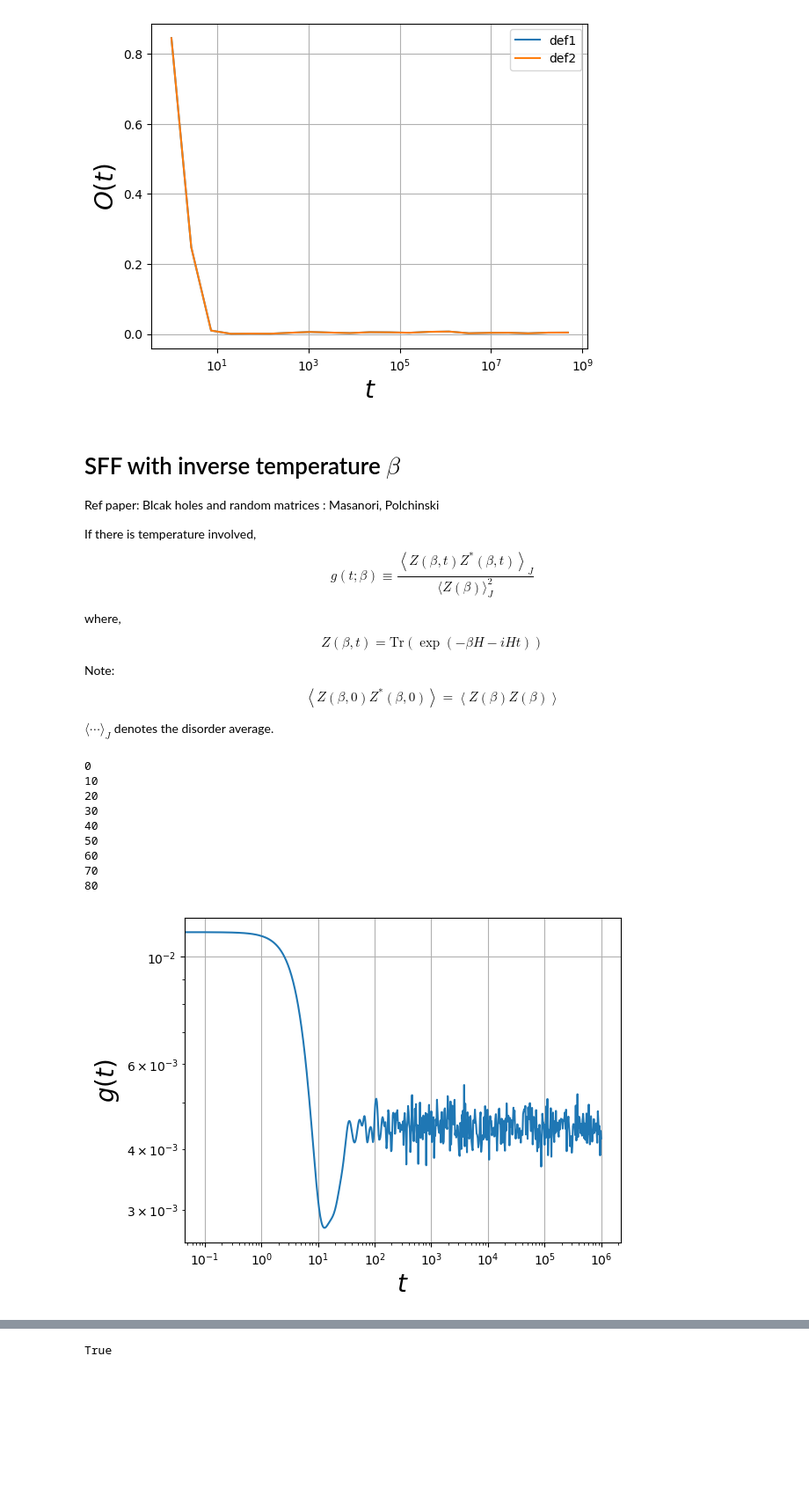
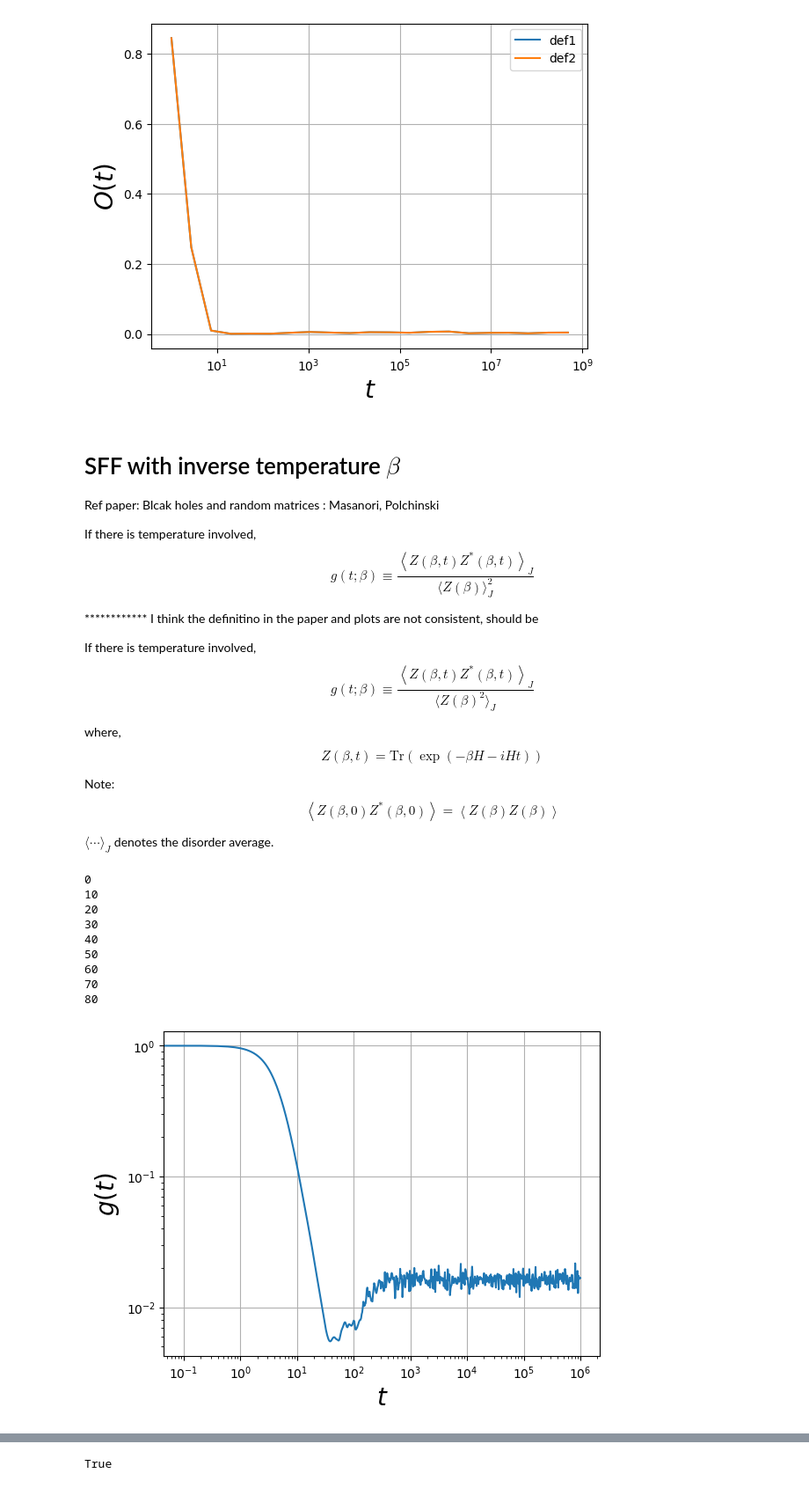
Before and after one commit to masaduzz1/SYK_model, a Jupyter notebook: ED_spectral_form_factor.ipynb, the cells around one changed output, grey strips where cells are left out. Shown: that part at 88% size. Cells and saved outputs as stored; diff of their text form; code cells hidden in the pictures; blank space fills up the shorter version.

```diff
--- a/ED_spectral_form_factor.ipynb
+++ b/ED_spectral_form_factor.ipynb
@@ -114,6 +114,11 @@ Ref paper: Blcak holes and random matrices : Masanori, Polchinski
 If there is temperature involved,
 $$g(t ; \beta) \equiv \frac{\left\langle Z(\beta, t) Z^*(\beta, t)\right\rangle_J}{\langle Z(\beta)\rangle_J^2}$$
 
+************ I think the definitino in the paper and plots are not consistent, should be
+
+If there is temperature involved,
+$$g(t ; \beta) \equiv \frac{\left\langle Z(\beta, t) Z^*(\beta, t)\right\rangle_J}{\langle Z(\beta)^2\rangle_J}$$
+
 where,
 $$Z(\beta,t)=\mathrm{Tr}(\exp(-\beta H -i H t))$$
 
@@ -123,7 +128,7 @@ $\langle \cdots \rangle_J$ denotes the disorder average.
 # %%
 %%time
 
-N=6
+N=16
 delt=0.01
 nstep=600
 mybeta=5.0
@@ -142,35 +147,36 @@ for i in range(totalid):
     if i%10==0:
         print(i)
     myH=single_SYK_Hamiltonian(majorana_list, N, J_squared)
-    norm_factor[i]=np.real(np.trace(expm(-mybeta*myH) ) ) # this is Z(beta)
+    #norm_factor[i]=np.real(np.trace(expm(-mybeta*myH) )**2 ) # this is Z(beta)
+
     for ind in range(len(mytimes1)):
         SFF[ind]=SFF[ind]+np.real(compute_sff_instance_beta(myH,mytimes1[ind],mybeta) )
 
-SFF=SFF/(np.sum(norm_factor)**2 ) #taking disorder avg
+SFF=SFF/SFF[0] #taking disorder avg
 
 
 
 
 
 plt.plot(mytimes1,SFF)
 #plt.legend(loc='best',frameon=False,fontsize=20)
 plt.xscale('log')
 plt.yscale('log')
 
 plt.ylabel(r'$ g(t) $',fontsize=20)
 plt.xlabel(r'$t$',fontsize=20)
 plt.grid()
 #plt.savefig(r'spectral_form_factor.png',bbox_inches='tight')
 plt.show()
 plt.close()
 # %% [output]
 0
 10
 20
 30
 40
 50
 60
 70
 80
-[figure, old version]
+[figure, new version]
```
Also changed, not shown: parts of 4 cells of this notebook, 1 other file.
